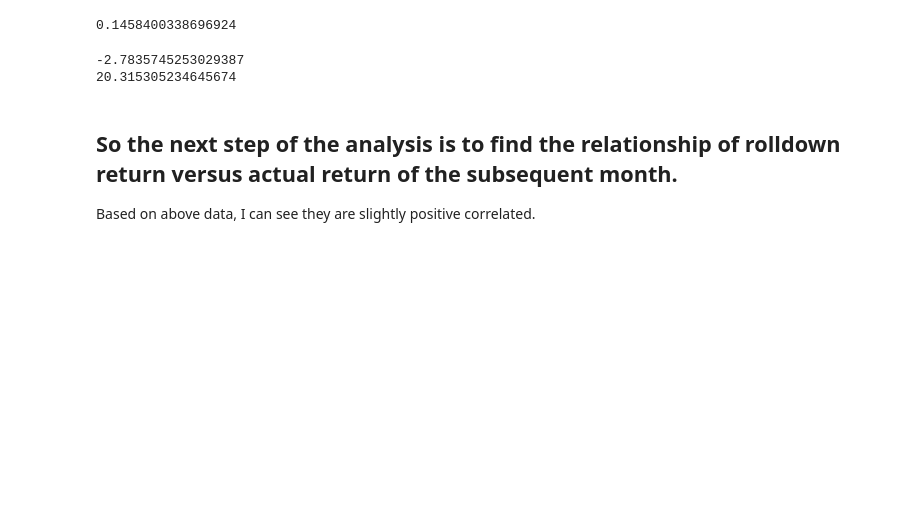
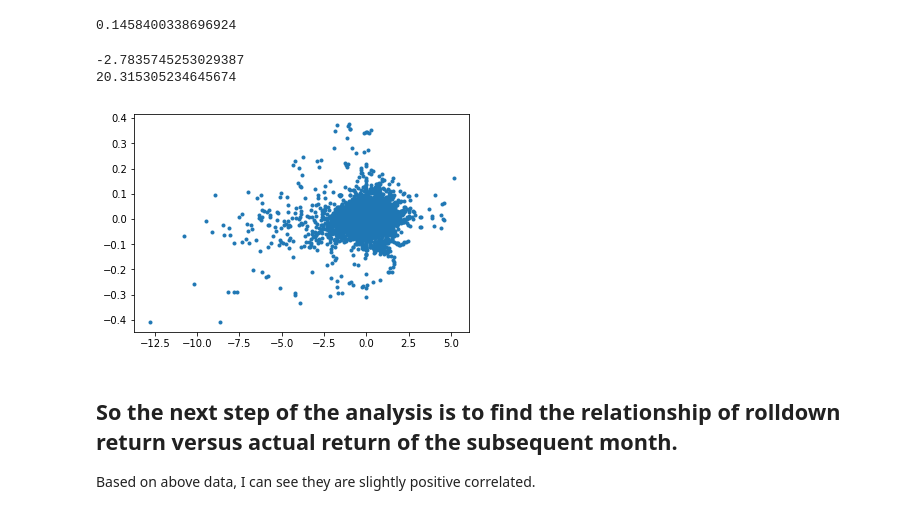
Before and after one commit to XiaoyingShu/GS-Homework, a Jupyter notebook: MyFinalProject.ipynb, the cells around one changed output. Cells and saved outputs as stored; diff of their text form; code cells hidden in the pictures; blank space fills up the shorter version.

```diff
--- a/MyFinalProject.ipynb
+++ b/MyFinalProject.ipynb
@@ -229,7 +245,7 @@ FinalDF['RollDown'].kurt()
 # %% [markdown]
 ## Repeat same process on coupon strips
 # %%
-dfSOAD= pd.read_csv("~/homework/GS-homework/data/SOAD.csv")
+dfSOAD= pd.read_csv("./data/SOAD.csv")
 dfSOAD['Date']=pd.to_datetime(dfSOAD['Date'])
 dfSOAD.set_index(['Date'],drop=True,inplace=True)
 # %%
@@ -239,7 +255,7 @@ y=y.to_frame()
 y.columns.names=["Maturity"]
 y = y.rename(columns= {0: 'OAD'})
 # %%
-dfSYield= pd.read_csv("~/homework/GS-homework/data/SYield.csv")
+dfSYield= pd.read_csv("./data/SYield.csv")
 dfSYield['Date']=pd.to_datetime(dfSYield['Date'])
 dfSYield.set_index(['Date'],drop=True,inplace=True)
 
@@ -249,7 +265,7 @@ y1=y1.to_frame()
 y1.columns.names=["Maturity"]
 y1 = y1.rename(columns= {0: 'Yield'})
 # %%
-dfSReturn= pd.read_csv("~/homework/GS-homework/data/SReturn.csv")
+dfSReturn= pd.read_csv("./data/SReturn.csv")
 dfSReturn['Date']=pd.to_datetime(dfSReturn['Date'])
 dfSReturn.set_index(['Date'],drop=True,inplace=True)
 
@@ -259,7 +275,7 @@ y2=y2.to_frame()
 y2.columns.names=["Maturity"]
 y2 = y2.rename(columns= {0: 'Return'})
 # %%
-dfSMV= pd.read_csv('~/homework/GS-homework/data/SMV.csv')
+dfSMV= pd.read_csv('./data/SMV.csv')
 dfSMV['Date']=pd.to_datetime(dfSMV['Date'])
 dfSMV.set_index(['Date'],drop=True,inplace=True)
 
@@ -398,6 +414,16 @@ print(FinalDF_S['RollDown'].kurt())
 # %% [output]
 -2.7835745253029387
 20.315305234645674
+# %%
+
+# create a matplotlib figure
+pl.figure()
+# generate a scatterplot inside the figure
+pl.plot(FinalDF_S.RollDown, FinalDF_S.ReturnVsAvg, '.')
+# show the plot
+pl.show()
+# %% [output]
+[figure, added]
 # %% [markdown]
 ## So the next step of the analysis is to find the relationship of rolldown return versus actual return of the subsequent month.
 Based on above data, I can see they are slightly positive correlated.
```
Also changed, not shown: parts of 7 cells of this notebook.
